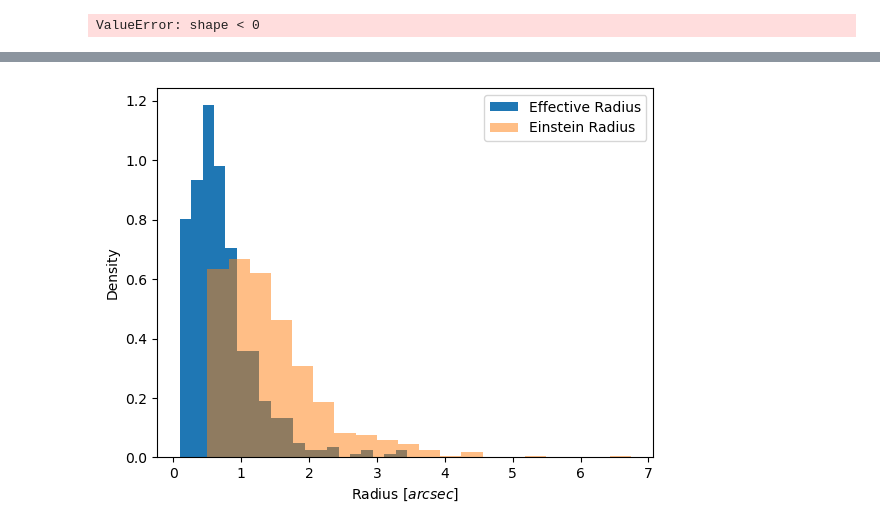
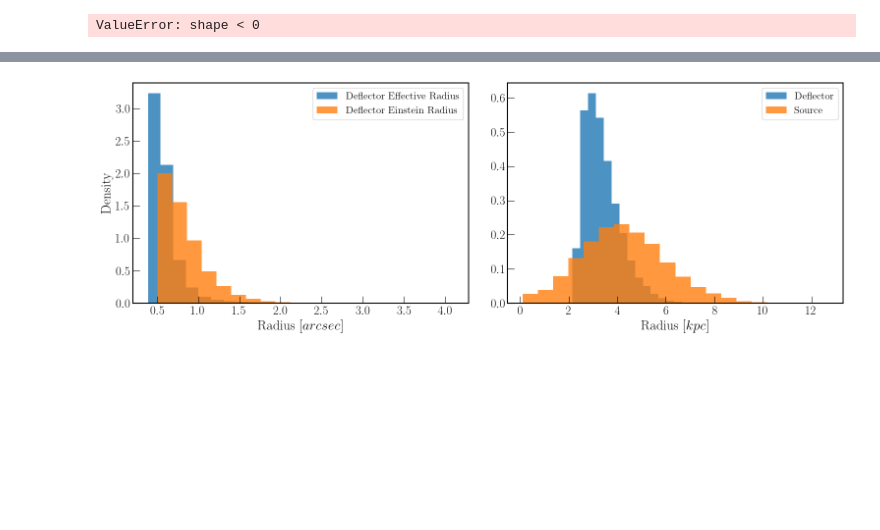
Before and after one commit to kl1ps3r/SED_inferred_color_images, a Jupyter notebook: temp_distributions.ipynb, the cells around one changed output, grey strips where cells are left out. Cells and saved outputs as stored; diff of their text form; code cells hidden in the pictures; blank space fills up the shorter version.

```diff
--- a/temp_distributions.ipynb
+++ b/temp_distributions.ipynb
@@ -172,4 +194,13 @@ plt.show()
 # %%
-deflector_params = pd.read_csv('./inputs/full_run_sampling_1_deflector.csv')
-deflector_params.head()
+overall_deflector_params = pd.DataFrame()
+overall_source_params = pd.DataFrame()
+
+for i in range(1, 5):
+    deflector_params = pd.read_csv(f'./inputs/full_run_rescaling_{i}_deflector.csv')
+    source_params = pd.read_csv(f'./inputs/full_run_rescaling_{i}_source.csv')
+    overall_deflector_params = pd.concat([overall_deflector_params, deflector_params], ignore_index=True)
+    overall_source_params = pd.concat([overall_source_params, source_params], ignore_index=True)
+
+
+overall_deflector_params.shape, overall_source_params.shape
 # %% [output]
@@ -187,12 +267,24 @@ plt.show()
 # %%
-distances = cosmo.angular_diameter_distance(deflector_params['redshift']).to(u.kpc).value
+deflector_distances = cosmo.angular_diameter_distance(overall_deflector_params['redshift']).to(u.kpc).value
 
-plt.hist(deflector_params['effective_radius'] / distances * 206265 * (1+deflector_params['redshift']), bins=20, density=True, label='Effective Radius')
-plt.hist(deflector_params['einstein_radius'], bins=20, alpha=0.5, density=True, label='Einstein Radius')
+fig, axes = plt.subplots(1, 2, figsize=(16, 6))
 
-plt.xlabel(r'Radius $[arcsec]$')
-plt.ylabel('Density')
-plt.legend()
+axes[0].hist(overall_deflector_params['effective_radius'] / deflector_distances * 206265, bins=20, density=True, label='Deflector Effective Radius', alpha=0.8)
+axes[0].hist(overall_deflector_params['einstein_radius'], bins=20, density=True, label='Deflector Einstein Radius', alpha=0.8)
+
+axes[0].set_xlabel(r'Radius $[arcsec]$')
+axes[0].set_ylabel('Density')
+axes[0].legend()
+
+
+axes[1].hist(overall_deflector_params['effective_radius'], bins=20, density=True, label='Deflector', alpha=0.8)
+axes[1].hist(overall_source_params['effective_radius'], bins=20, density=True, label='Source', alpha=0.8)
+
+axes[1].set_xlabel(r'Radius $[kpc]$')
+#axes[1].set_ylabel('Density')
+axes[1].legend()
+
+plt.savefig('./plots/radius_dist.png', dpi=dpi)
 plt.show()
 # %% [output]
-[figure, old version]
+[figure, new version]
```
Also changed, not shown: parts of 19 cells of this notebook, 16 other files.
